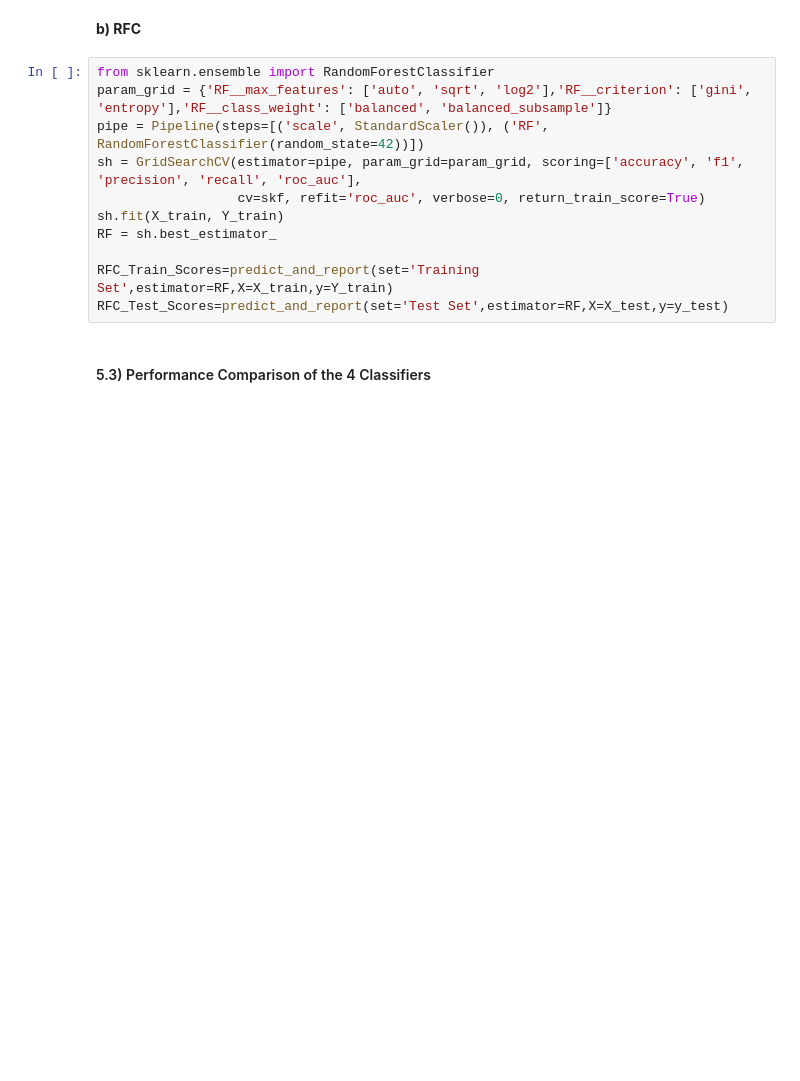
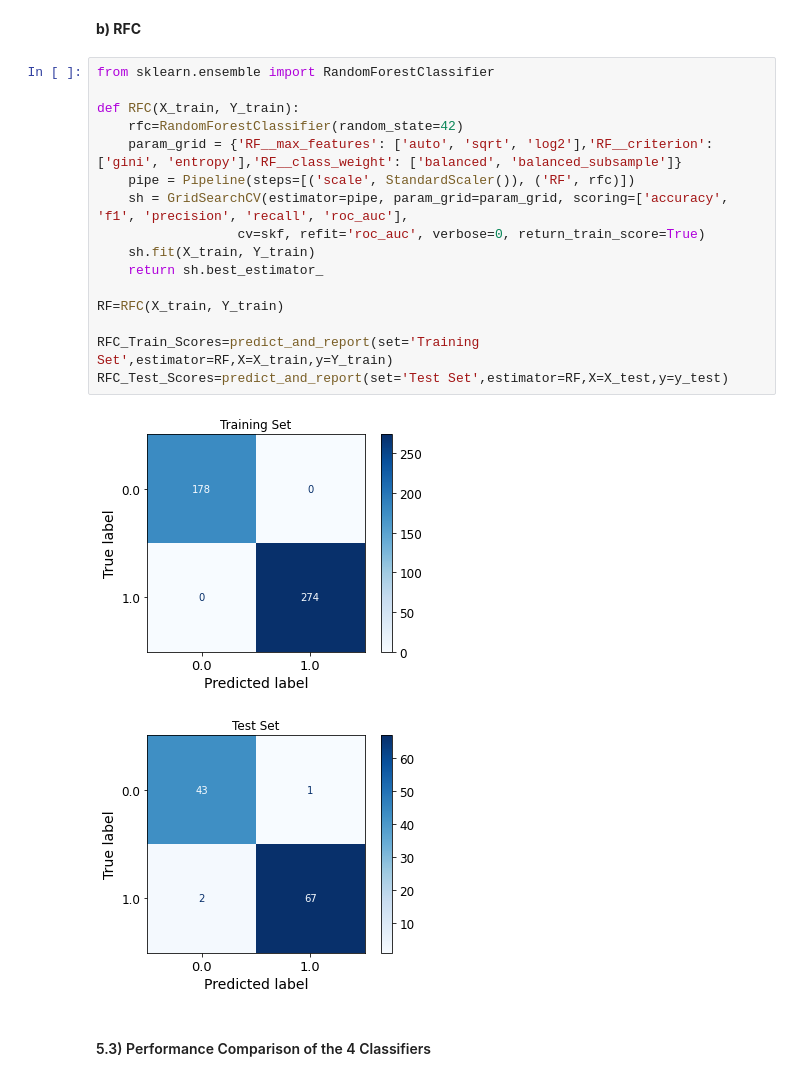
Before and after one commit to mlh-master/hw2_mlh-nathan-and-dekel, a Jupyter notebook: HW2_NoteBook.ipynb, the cells around one changed output. Drawn from its saved outputs; the diff is of its cells as text; blank space fills up the shorter version.

```diff
--- a/HW2_NoteBook.ipynb
+++ b/HW2_NoteBook.ipynb
@@ -299,15 +302,23 @@ NLSVM_Test_Scores=predict_and_report(set='Test Set', model='SVM',estimator=best_
 **b) RFC**
 # %%
 from sklearn.ensemble import RandomForestClassifier
-param_grid = {'RF__max_features': ['auto', 'sqrt', 'log2'],'RF__criterion': ['gini', 'entropy'],'RF__class_weight': ['balanced', 'balanced_subsample']}
-pipe = Pipeline(steps=[('scale', StandardScaler()), ('RF', RandomForestClassifier(random_state=42))])
-sh = GridSearchCV(estimator=pipe, param_grid=param_grid, scoring=['accuracy', 'f1', 'precision', 'recall', 'roc_auc'],
+
+def RFC(X_train, Y_train):
+    rfc=RandomForestClassifier(random_state=42)
+    param_grid = {'RF__max_features': ['auto', 'sqrt', 'log2'],'RF__criterion': ['gini', 'entropy'],'RF__class_weight': ['balanced', 'balanced_subsample']}
+    pipe = Pipeline(steps=[('scale', StandardScaler()), ('RF', rfc)])
+    sh = GridSearchCV(estimator=pipe, param_grid=param_grid, scoring=['accuracy', 'f1', 'precision', 'recall', 'roc_auc'],
                   cv=skf, refit='roc_auc', verbose=0, return_train_score=True)
-sh.fit(X_train, Y_train)
-RF = sh.best_estimator_
+    sh.fit(X_train, Y_train)
+    return sh.best_estimator_
+
+RF=RFC(X_train, Y_train)
 
 RFC_Train_Scores=predict_and_report(set='Training Set',estimator=RF,X=X_train,y=Y_train)
 RFC_Test_Scores=predict_and_report(set='Test Set',estimator=RF,X=X_test,y=y_test)
+# %% [output]
+[figure, added]
+[figure, added]
 # %% [markdown]
 #### 5.3) Performance Comparison of the 4 Classifiers
 # %%
```
Also changed, not shown: parts of 34 cells of this notebook, 1 other file.
